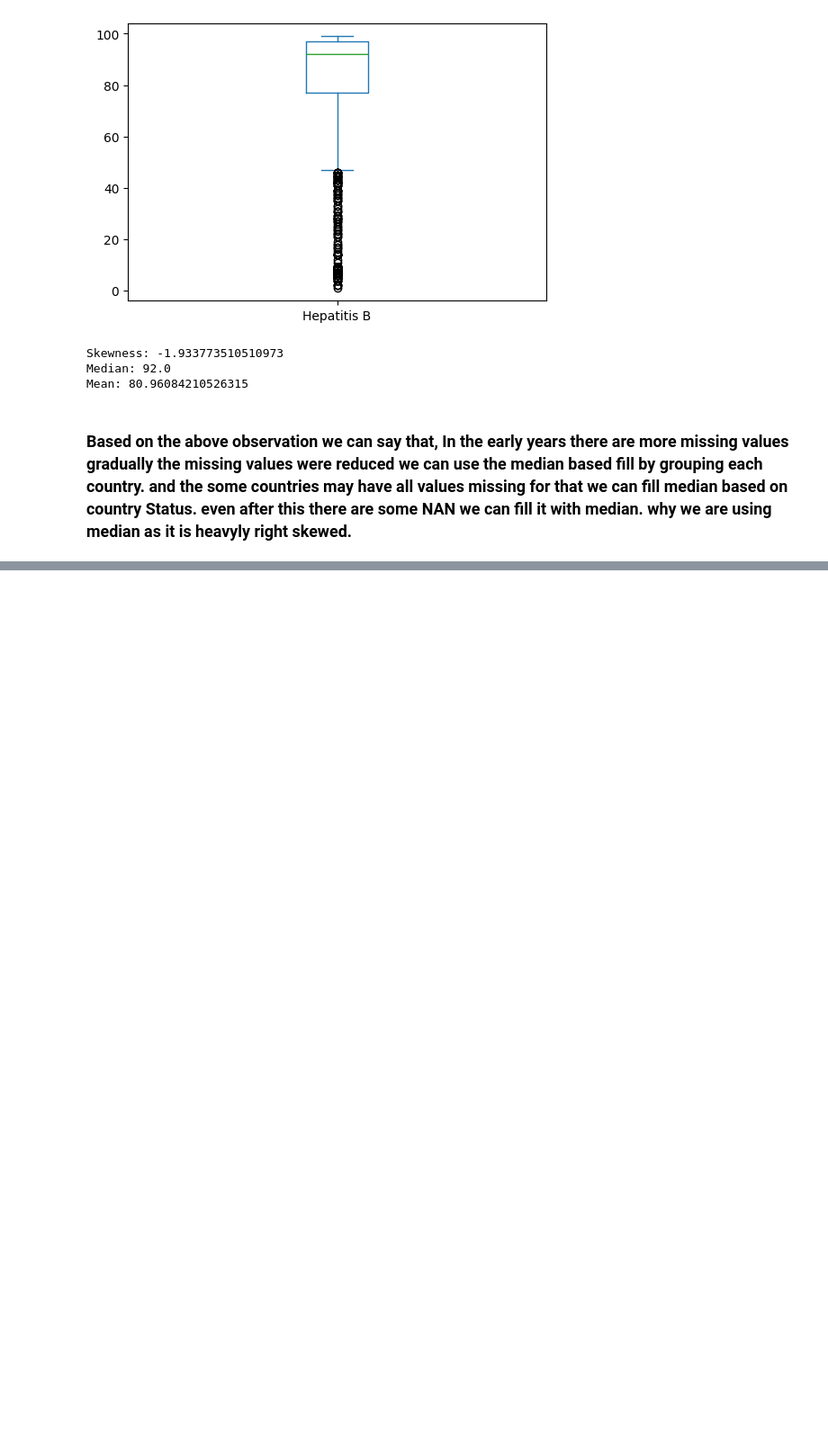
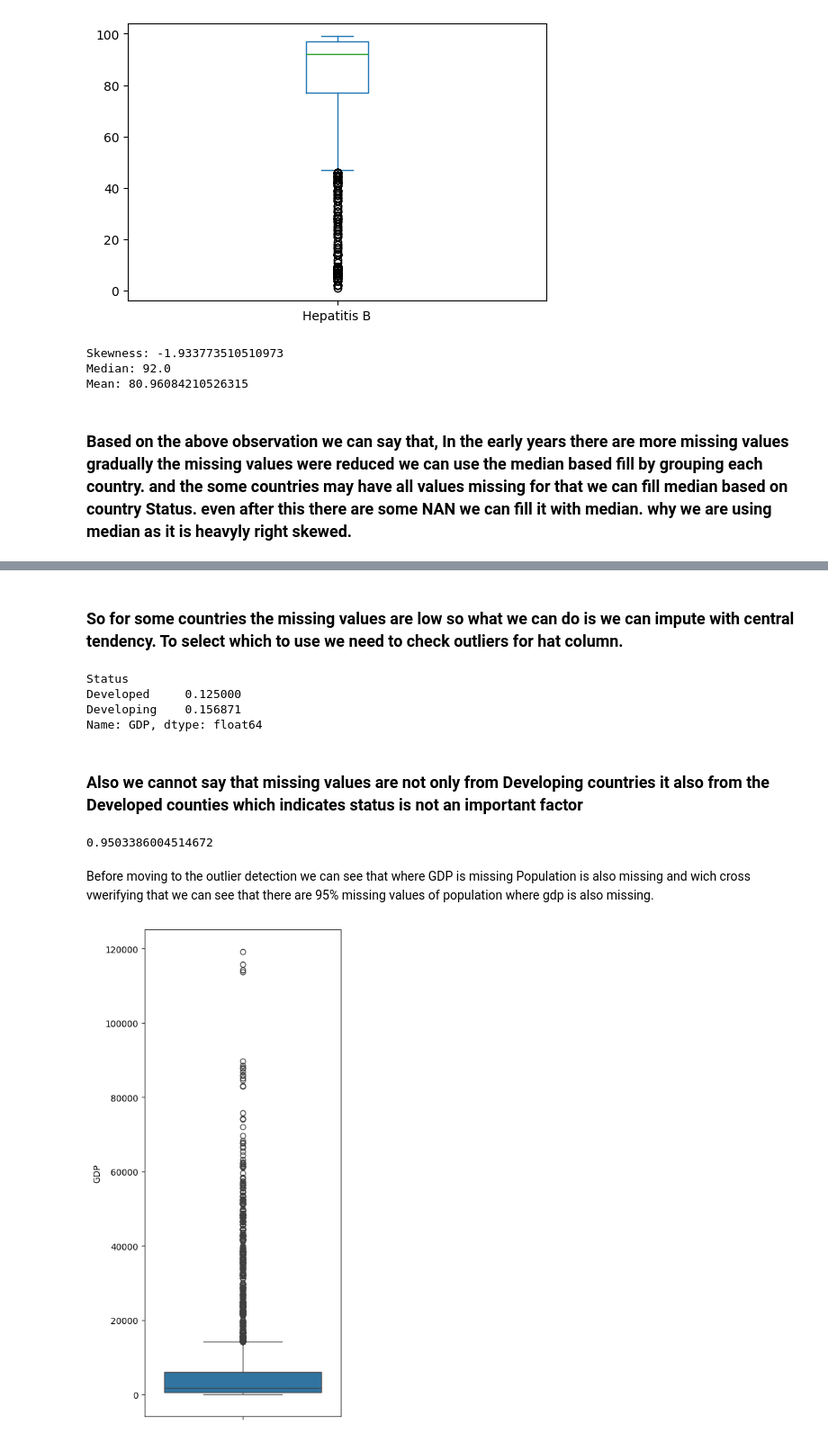
Before and after one commit to paulrichardjacob/Linear_Regression_, a Jupyter notebook: notebooks/1_eds.ipynb, the cells around one changed output, grey strips where cells are left out. Shown at 90% size. Cells and saved outputs as stored; diff of their text form; code cells hidden in the pictures; blank space fills up the shorter version.

```diff
--- a/notebooks/1_eds.ipynb
+++ b/notebooks/1_eds.ipynb
@@ -247,0 +286,25 @@ Mean: 80.96084210526315
+# %% [markdown]
+### So for some countries the missing values are low so what we can do is we can impute with central tendency. To select which to use we need to check outliers for hat column.
+# %%
+lir_df.groupby('Status')['GDP'].apply(lambda x: x.isna().mean())
+# %% [output]
+Status
+Developed     0.125000
+Developing    0.156871
+Name: GDP, dtype: float64
+# %% [markdown]
+### Also we cannot say that missing values are not only from Developing countries it also from the Developed counties which indicates status is not an important factor
+# %%
+gdp_missing = lir_df['GDP'].isna()
+
+lir_df.loc[gdp_missing, 'Population'].isna().mean()
+# %% [output]
+0.9503386004514672
+# %% [markdown]
+Before moving to the outlier detection we can see that where GDP is missing Population is also missing and wich cross vwerifying that we can see that there are 95% missing values of population where  gdp is also missing.
+# %%
+plt.figure(figsize=(4,10))
+sns.boxplot(lir_df['GDP'])
+plt.show()
+# %% [output]
+[figure, added]
```
Also changed, not shown: parts of 24 cells of this notebook.
